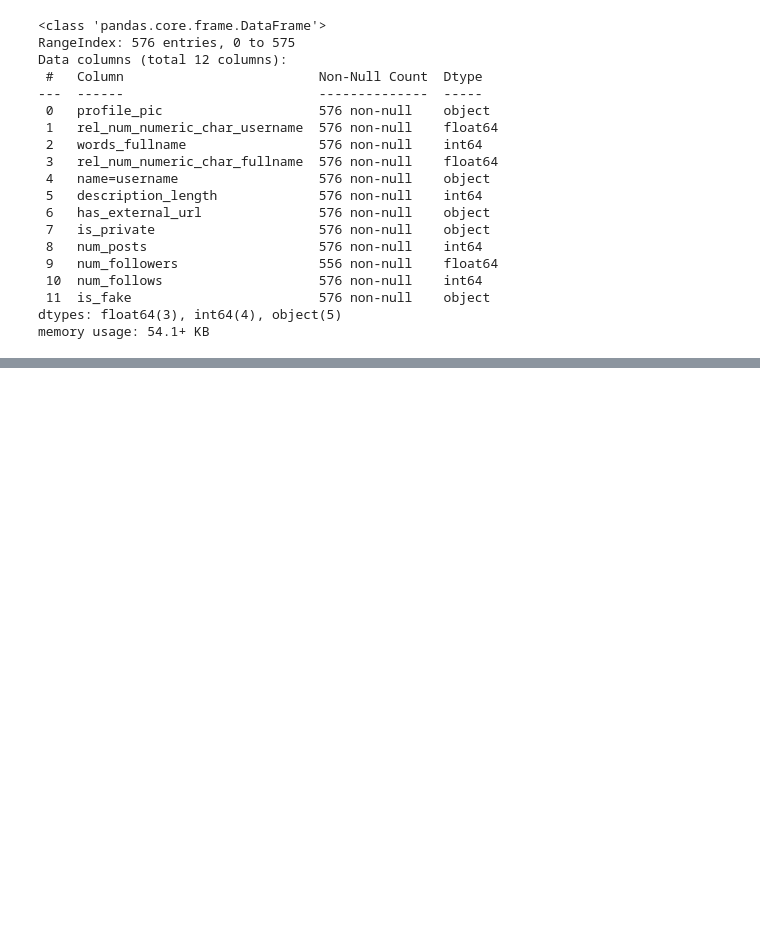
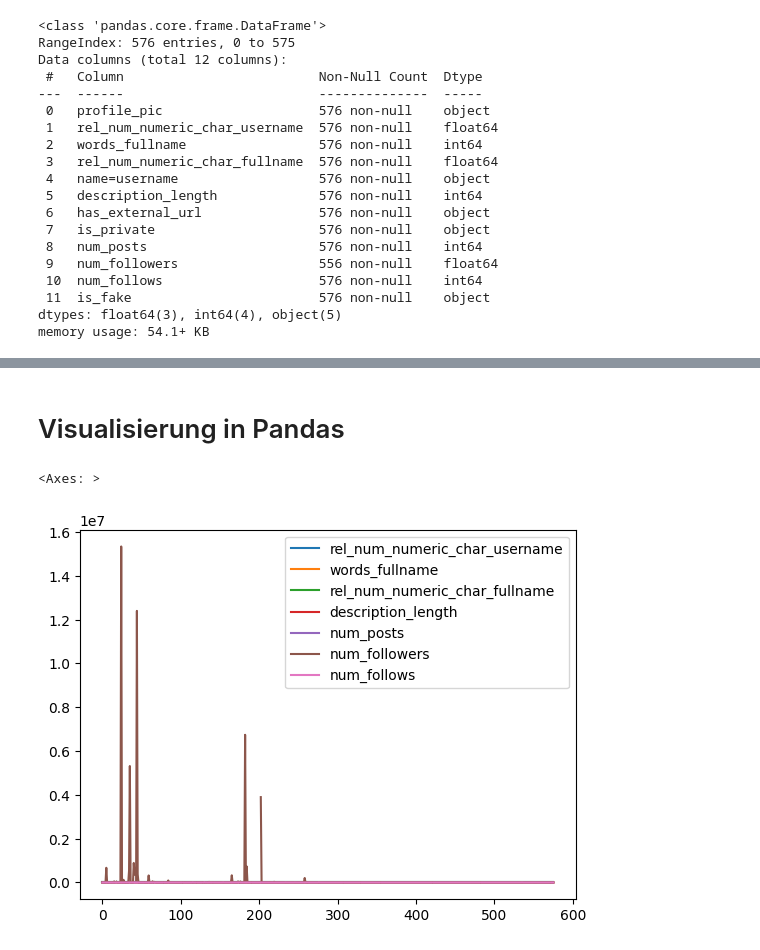
Before and after one commit to akaannika/Data-Science-UE-, a Jupyter notebook: data-science-s25-main/code/im/lektion_01.ipynb, the cells around one changed output, grey strips where cells are left out. Cells and saved outputs as stored; diff of their text form; code cells hidden in the pictures; blank space fills up the shorter version.

Commit message:
added pandas

```diff
--- a/data-science-s25-main/code/im/lektion_01.ipynb
+++ b/data-science-s25-main/code/im/lektion_01.ipynb
@@ -78,0 +129,7 @@ array([ 0,  2,  2,  1,  2,  4,  2,  2,  0,  2,  2,  2,  2,  2,  2,  3,  3,
+# %% [markdown]
+# Visualisierung in Pandas
+# %%
+data.plot()
+# %% [output]
+<Axes: >
+[figure, added]
```
Also changed, not shown: parts of 20 cells of this notebook, 1 other file.
